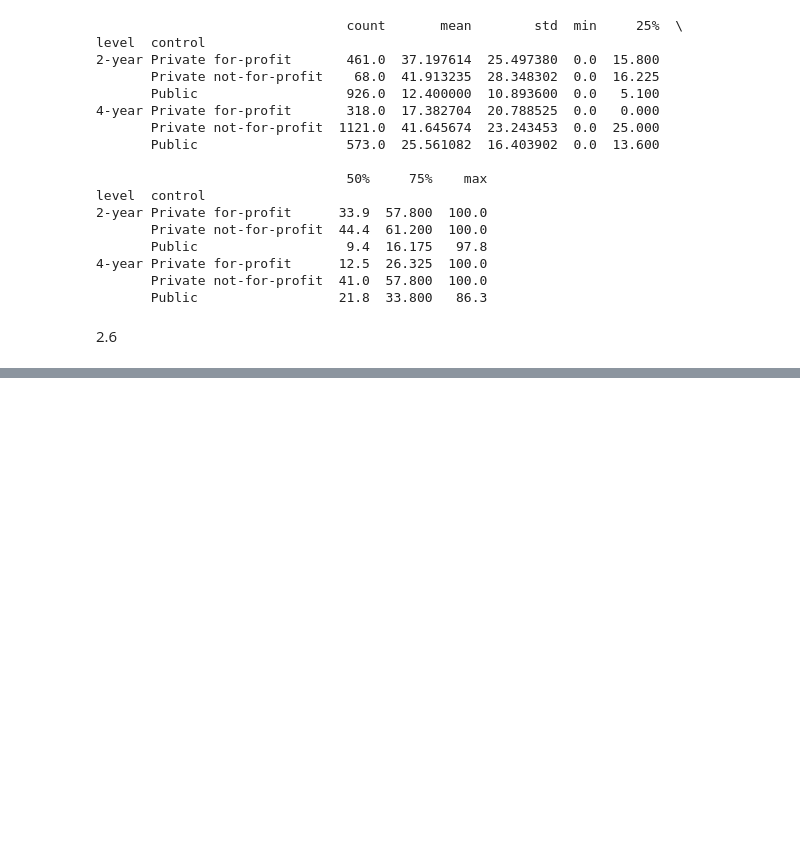
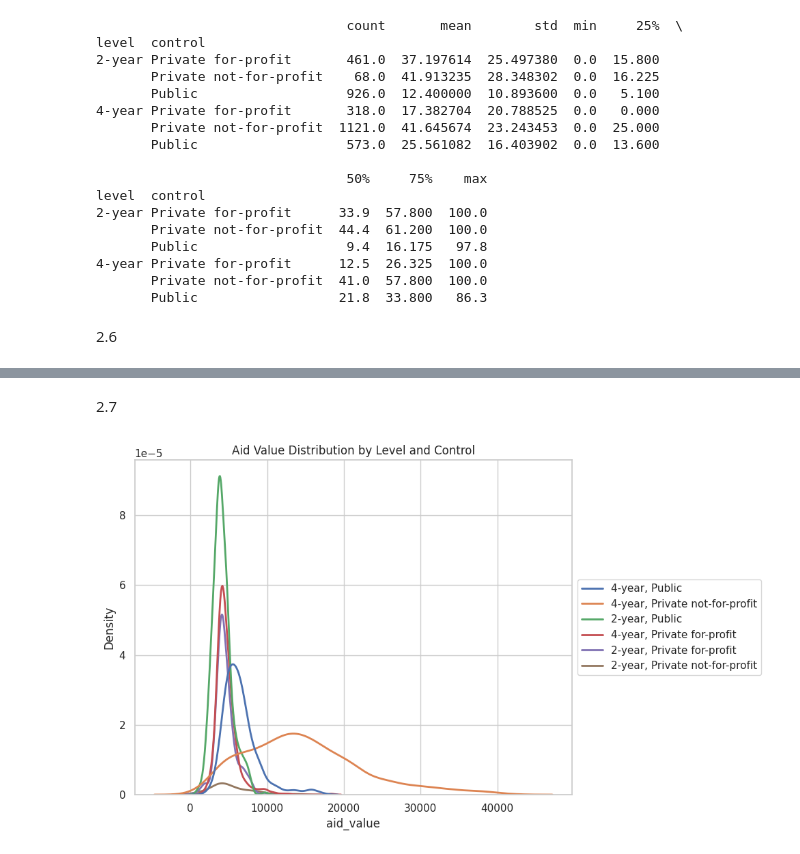
Before and after one commit to amn8ge/visualization_assignment, a Jupyter notebook: assignment.ipynb, the cells around one changed output, grey strips where cells are left out. Cells and saved outputs as stored; diff of their text form; code cells hidden in the pictures; blank space fills up the shorter version.

```diff
--- a/assignment.ipynb
+++ b/assignment.ipynb
@@ -329,0 +268,32 @@ See the caveats in the documentation: https://pandas.pydata.org/pandas-docs/stab
+# %% [markdown]
+2.7
+# %%
+# Create combined grouping column
+college['levelXcontrol'] = college['level'] + ', ' + college['control']
+
+plt.figure(figsize=(10, 6))
+ax = sns.kdeplot(
+    data=college,
+    x='aid_value',
+    hue='levelXcontrol',
+    linewidth=2,
+    legend=False  # Disable automatic legend
+)
+
+plt.title('Aid Value Distribution by Level and Control')
+plt.xlabel('aid_value')
+plt.ylabel('Density')
+
+# Get unique groups and colors
+levels = college['levelXcontrol'].unique()
+colors = sns.color_palette(n_colors=len(levels))
+
+# Create proxy legend artists using map()
+legend_elements = list(map(lambda c_l: Line2D([0], [0], color=c_l[0], lw=2, label=c_l[1]), zip(colors, levels)))
+
+plt.legend(handles=legend_elements, loc='center left', bbox_to_anchor=(1, 0.5))
+
+plt.tight_layout()
+plt.show()
+# %% [output]
+[figure, added]
```
Also changed, not shown: parts of 4 cells of this notebook.
